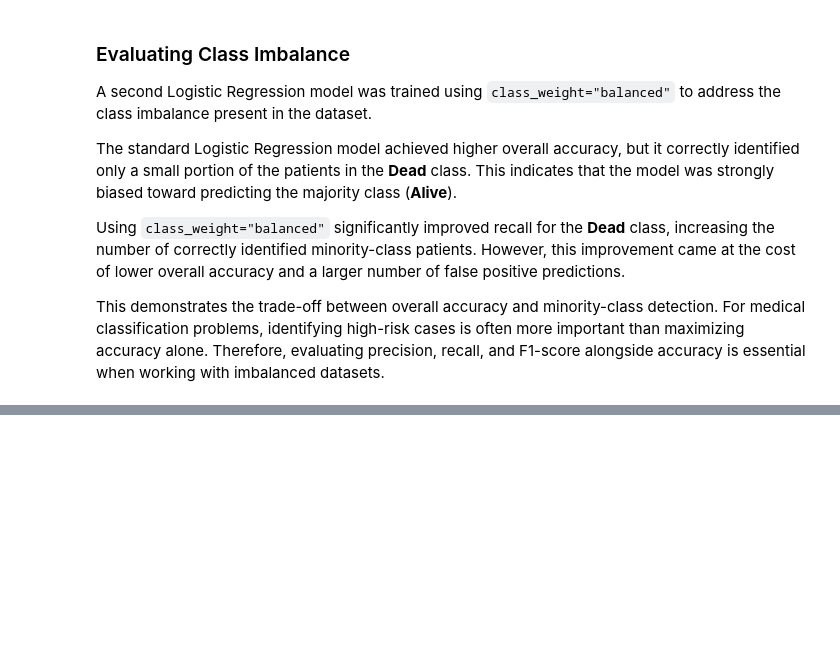
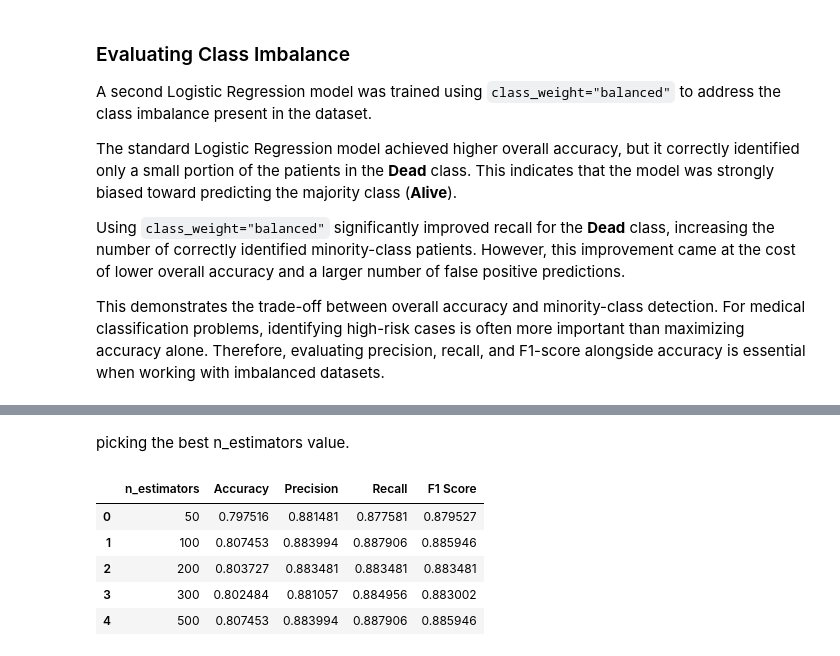
Before and after one commit to mohammadSous/breast-cancer-survival-prediction, a Jupyter notebook: main.ipynb, the cells around one changed output, grey strips where cells are left out. Saved outputs shown, nothing was run; the diff lists cells and outputs as text; code cells hidden in the pictures; blank space fills up the shorter version.

```diff
--- a/main.ipynb
+++ b/main.ipynb
@@ -491,0 +620,46 @@ This demonstrates the trade-off between overall accuracy and minority-class dete
+# %% [markdown]
+picking the best n_estimators value.
+# %%
+n_estimators_values = [50, 100, 200, 300, 500]
+rf_n_estimators_results = []
+
+for n_estimators in n_estimators_values:
+
+    model = RandomForestClassifier(
+        n_estimators=n_estimators,
+        class_weight="balanced",
+        max_depth=20,
+        random_state=42
+    )
+
+    model.fit(X_train_processed, y_train)
+
+    y_pred = model.predict(X_test_processed)
+
+    rf_n_estimators_results.append([
+        n_estimators,
+        accuracy_score(y_test, y_pred),
+        precision_score(y_test, y_pred),
+        recall_score(y_test, y_pred),
+        f1_score(y_test, y_pred)
+    ])
+# %%
+n_estimators_df = pd.DataFrame(
+    rf_n_estimators_results,
+    columns=[
+        "n_estimators",
+        "Accuracy",
+        "Precision",
+        "Recall",
+        "F1 Score"
+    ]
+)
+
+n_estimators_df
+# %% [output]
+|  | n_estimators | Accuracy | Precision | Recall | F1 Score |
+| 0 | 50 | 0.797516 | 0.881481 | 0.877581 | 0.879527 |
+| 1 | 100 | 0.807453 | 0.883994 | 0.887906 | 0.885946 |
+| 2 | 200 | 0.803727 | 0.883481 | 0.883481 | 0.883481 |
+| 3 | 300 | 0.802484 | 0.881057 | 0.884956 | 0.883002 |
+| 4 | 500 | 0.807453 | 0.883994 | 0.887906 | 0.885946 |
```
Also changed, not shown: parts of 18 cells of this notebook.
